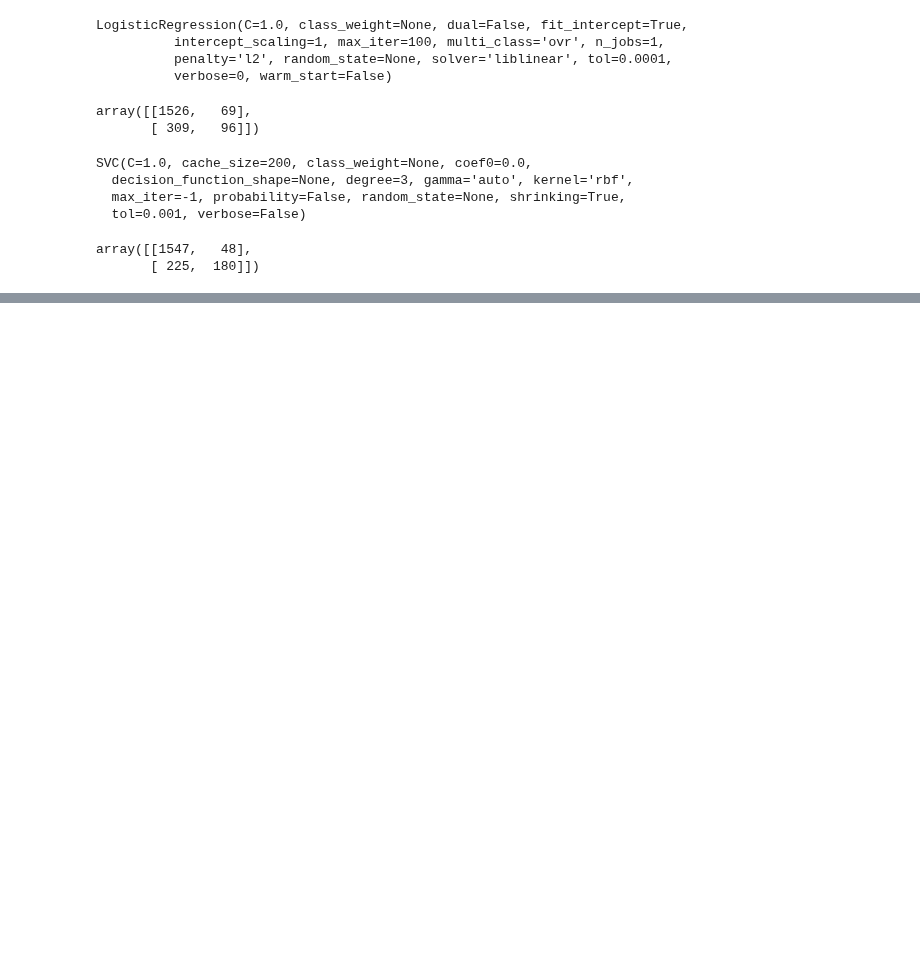
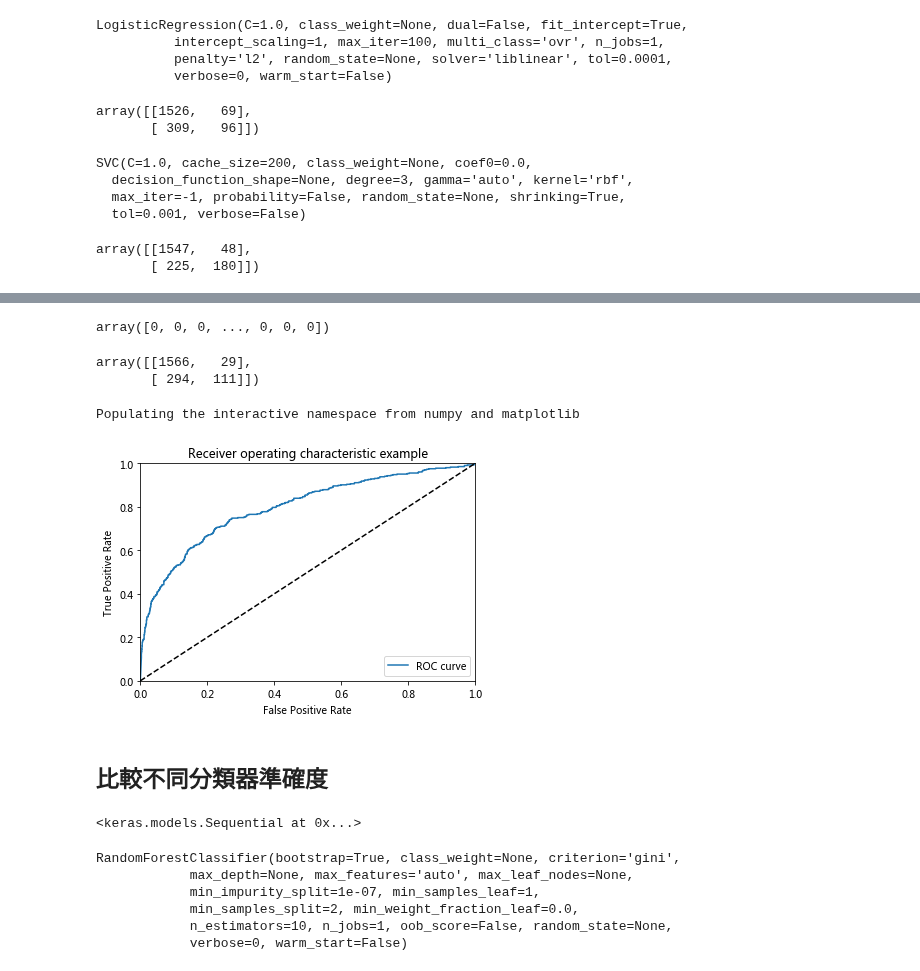
Before and after one commit to ywchiu/fuboni, a Jupyter notebook: Demo20171221.ipynb, the cells around one changed output, grey strips where cells are left out. Cells and saved outputs as stored; diff of their text form; code cells hidden in the pictures; blank space fills up the shorter version.

```diff
--- a/Demo20171221.ipynb
+++ b/Demo20171221.ipynb
@@ -342,3 +342,7 @@ cm3
 # %% [output]
 array([[1547,   48],
        [ 225,  180]])
+# %%
+from sklearn.ensemble import RandomForestClassifier
+clf = RandomForestClassifier(n_estimators=300)
+clf.fit(X_train, y_train)
@@ -344,0 +366,7 @@ array([[1547,   48],
+# %%
+classifier = Sequential()
+classifier.add(Dense(units = 6, kernel_initializer = 'uniform', activation = 'relu', input_dim = 11))
+classifier.add(Dense(units = 1, kernel_initializer = 'uniform', activation = 'sigmoid'))
+
+classifier.compile(optimizer = 'adam', loss = 'binary_crossentropy', metrics = ['accuracy'])
+classifier.fit(X_train, y_train, batch_size = 10, epochs = 10)
@@ -344,0 +390,2 @@ array([[1547,   48],
+# %%
+y_pred = classifier.predict(X_test)
@@ -344,0 +394,58 @@ array([[1547,   48],
+# %%
+predicted
+# %% [output]
+array([0, 0, 0, ..., 0, 0, 0])
+# %%
+confusion_matrix(y_test, predicted)
+# %% [output]
+array([[1566,   29],
+       [ 294,  111]])
+# %%
+from sklearn.metrics import roc_curve
+fpr_ary, tpr_ary, thresholds = roc_curve(y_test, y_pred)
+# %%
+%pylab inline
+import matplotlib.pyplot as plt
+plt.plot(fpr_ary, tpr_ary, label='ROC curve')
+plt.plot([0, 1], [0, 1], 'k--')
+plt.xlim([0.0, 1.0])
+plt.ylim([0.0, 1.0])
+plt.xlabel('False Positive Rate')
+plt.ylabel('True Positive Rate')
+plt.title('Receiver operating characteristic example')
+plt.legend(loc="lower right")
+plt.show()
+# %% [output]
+Populating the interactive namespace from numpy and matplotlib
+[figure, added]
+# %% [markdown]
+## 比較不同分類器準確度
+# %%
+# ANN
+classifier
+# %% [output]
+<keras.models.Sequential at 0x...>
+# %%
+from sklearn.tree import DecisionTreeClassifier
+from sklearn.svm import SVC
+from sklearn.linear_model import LogisticRegression
+from sklearn.ensemble import RandomForestClassifier
+
+clf1 = DecisionTreeClassifier()
+clf1.fit(X_train, y_train)
+
+clf2 = SVC(probability = True)
+clf2.fit(X_train, y_train)
+
+clf3 = LogisticRegression()
+clf3.fit(X_train, y_train)
+
+clf4 = RandomForestClassifier()
+clf4.fit(X_train, y_train)
+# %% [output]
+RandomForestClassifier(bootstrap=True, class_weight=None, criterion='gini',
+            max_depth=None, max_features='auto', max_leaf_nodes=None,
+            min_impurity_split=1e-07, min_samples_leaf=1,
+            min_samples_split=2, min_weight_fraction_leaf=0.0,
+            n_estimators=10, n_jobs=1, oob_score=False, random_state=None,
+            verbose=0, warm_start=False)
```
Also changed, not shown: parts of 11 cells of this notebook.
